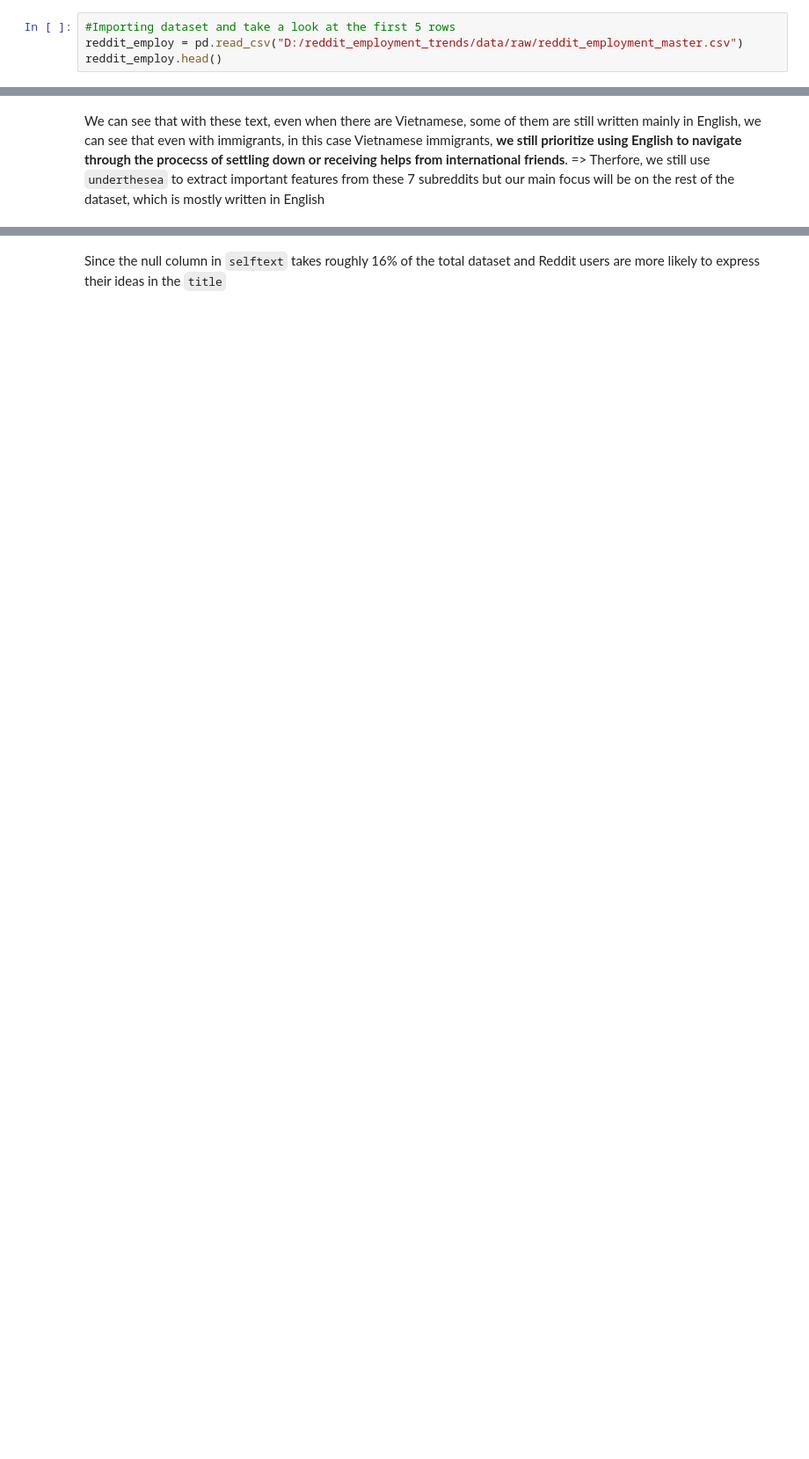
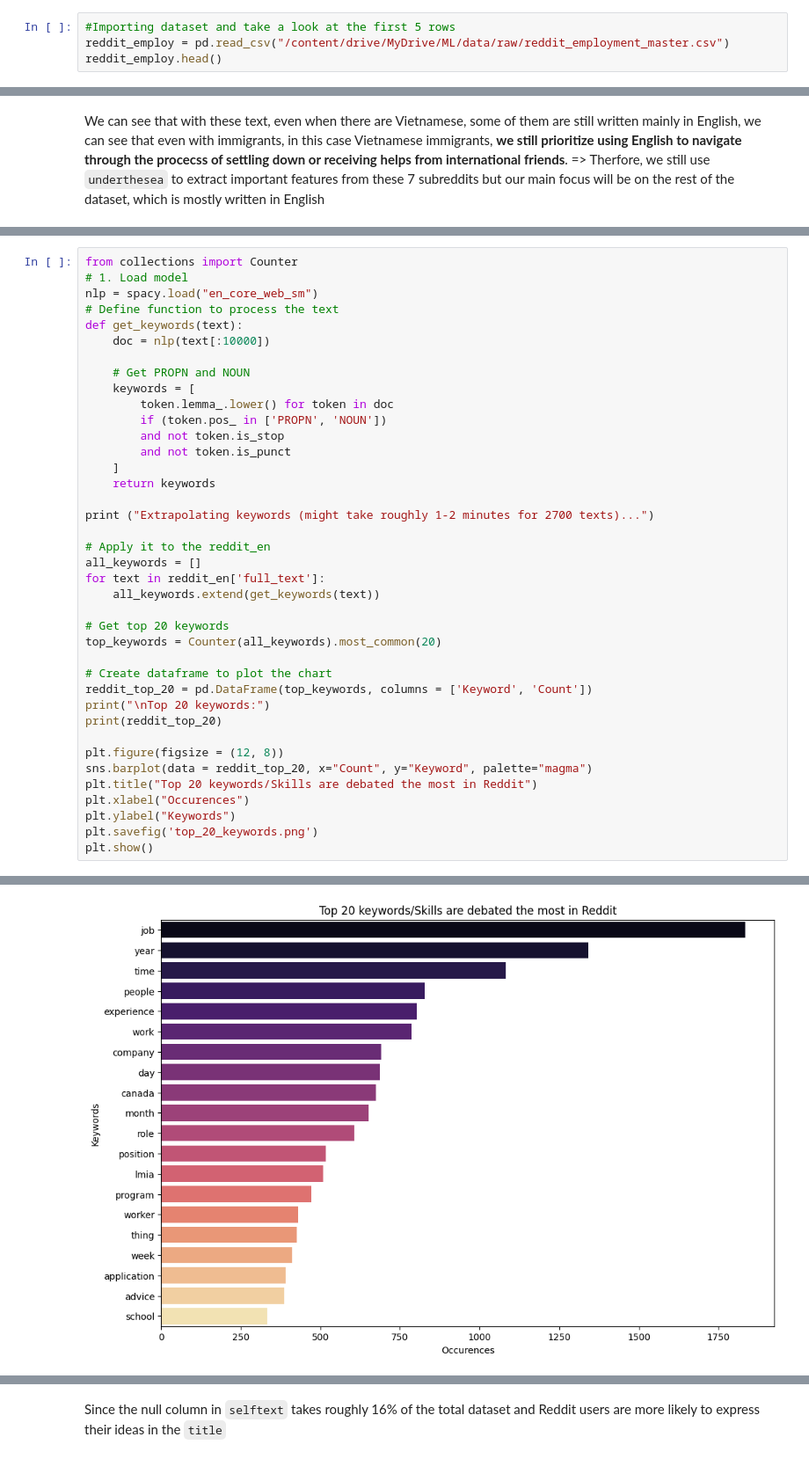
Before and after one commit to jtran2509/reddit-employment-trends, a Jupyter notebook: notebooks/eda.ipynb, the cells around one changed output, grey strips where cells are left out. Shown at 88% size. Drawn from its saved outputs; the diff is of its cells as text; blank space fills up the shorter version.

```diff
--- a/notebooks/eda.ipynb
+++ b/notebooks/eda.ipynb
@@ -12,6 +37,6 @@ ConfigError: unable to infer type for attribute "REGEX"
 # %%
 #Importing dataset and take a look at the first 5 rows
-reddit_employ = pd.read_csv("D:/reddit_employment_trends/data/raw/reddit_employment_master.csv")
+reddit_employ = pd.read_csv("/content/drive/MyDrive/ML/data/raw/reddit_employment_master.csv")
 reddit_employ.head()
 # %% [output]
 |  | subreddit | title | selftext | author | score | num_comments | created_utc | url |
@@ -225,0 +239,40 @@ subreddits =[
+# %%
+from collections import Counter
+# 1. Load model
+nlp = spacy.load("en_core_web_sm")
+# Define function to process the text
+def get_keywords(text):
+    doc = nlp(text[:10000])
+
+    # Get PROPN and NOUN
+    keywords = [
+        token.lemma_.lower() for token in doc
+        if (token.pos_ in ['PROPN', 'NOUN'])
+        and not token.is_stop
+        and not token.is_punct
+    ]
+    return keywords
+
+print ("Extrapolating keywords (might take roughly 1-2 minutes for 2700 texts)...")
+
+# Apply it to the reddit_en
+all_keywords = []
+for text in reddit_en['full_text']:
+    all_keywords.extend(get_keywords(text))
+
+# Get top 20 keywords
+top_keywords = Counter(all_keywords).most_common(20)
+
+# Create dataframe to plot the chart
+reddit_top_20 = pd.DataFrame(top_keywords, columns = ['Keyword', 'Count'])
+print("\nTop 20 keywords:")
+print(reddit_top_20)
+
+plt.figure(figsize = (12, 8))
+sns.barplot(data = reddit_top_20, x="Count", y="Keyword", palette="magma")
+plt.title("Top 20 keywords/Skills are debated the most in Reddit")
+plt.xlabel("Occurences")
+plt.ylabel("Keywords")
+plt.savefig('top_20_keywords.png')
+plt.show()
+# %% [output]
@@ -225,0 +299 @@ subreddits =[
+[figure, added]
```
Also changed, not shown: parts of 41 cells of this notebook, 1 other file.
